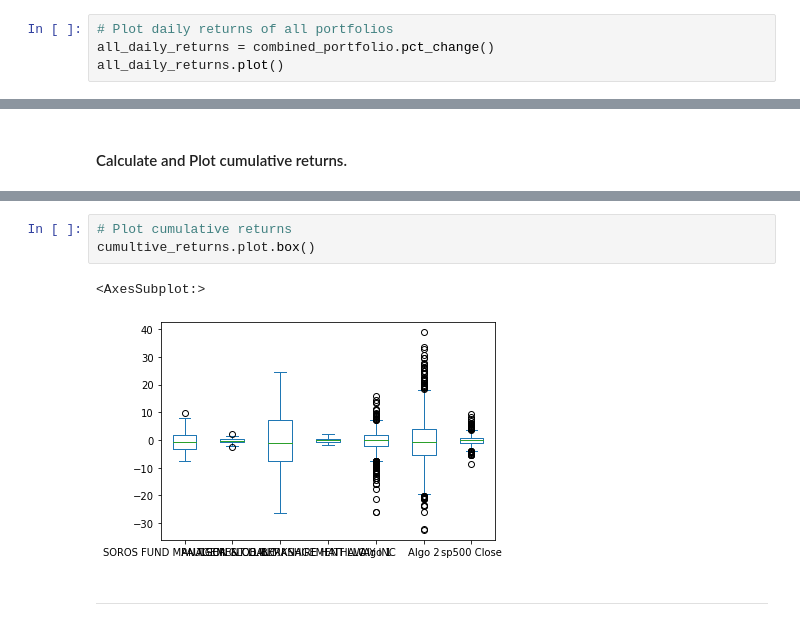
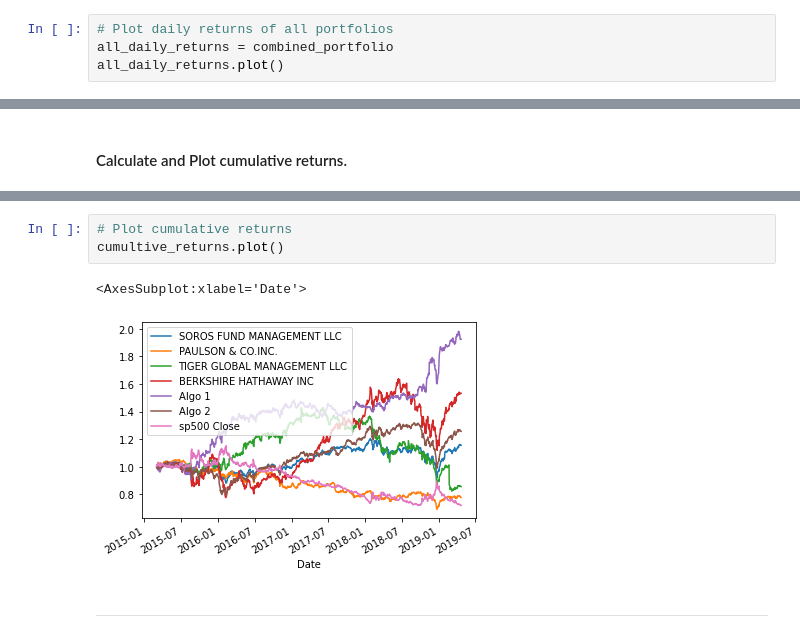
Before and after one commit to ALPHAINFINITETEAM/Pandas-Homework, a Jupyter notebook: Starter_Code/whale_analysis_HW.ipynb, the cells around one changed output, grey strips where cells are left out. Drawn from its saved outputs; the diff is of its cells as text.

```diff
--- a/Starter_Code/whale_analysis_HW.ipynb
+++ b/Starter_Code/whale_analysis_HW.ipynb
@@ -279,7 +280,7 @@ In this section, you will calculate and visualize performance and risk metrics f
 #### Calculate and Plot the daily returns.
 # %%
 # Plot daily returns of all portfolios
-all_daily_returns = combined_portfolio.pct_change()
+all_daily_returns = combined_portfolio
 all_daily_returns.plot()
 # %% [output]
 <AxesSubplot:xlabel='Date'>
@@ -307,10 +308,10 @@ cumultive_returns
 1042 rows × 7 columns
 # %%
 # Plot cumulative returns
-cumultive_returns.plot.box()
+cumultive_returns.plot()
 # %% [output]
-<AxesSubplot:>
+<AxesSubplot:xlabel='Date'>
-[figure, old version]
+[figure, new version]
 # %% [markdown]
 ---
 # %% [markdown]
```
Also changed, not shown: parts of 24 cells of this notebook.
